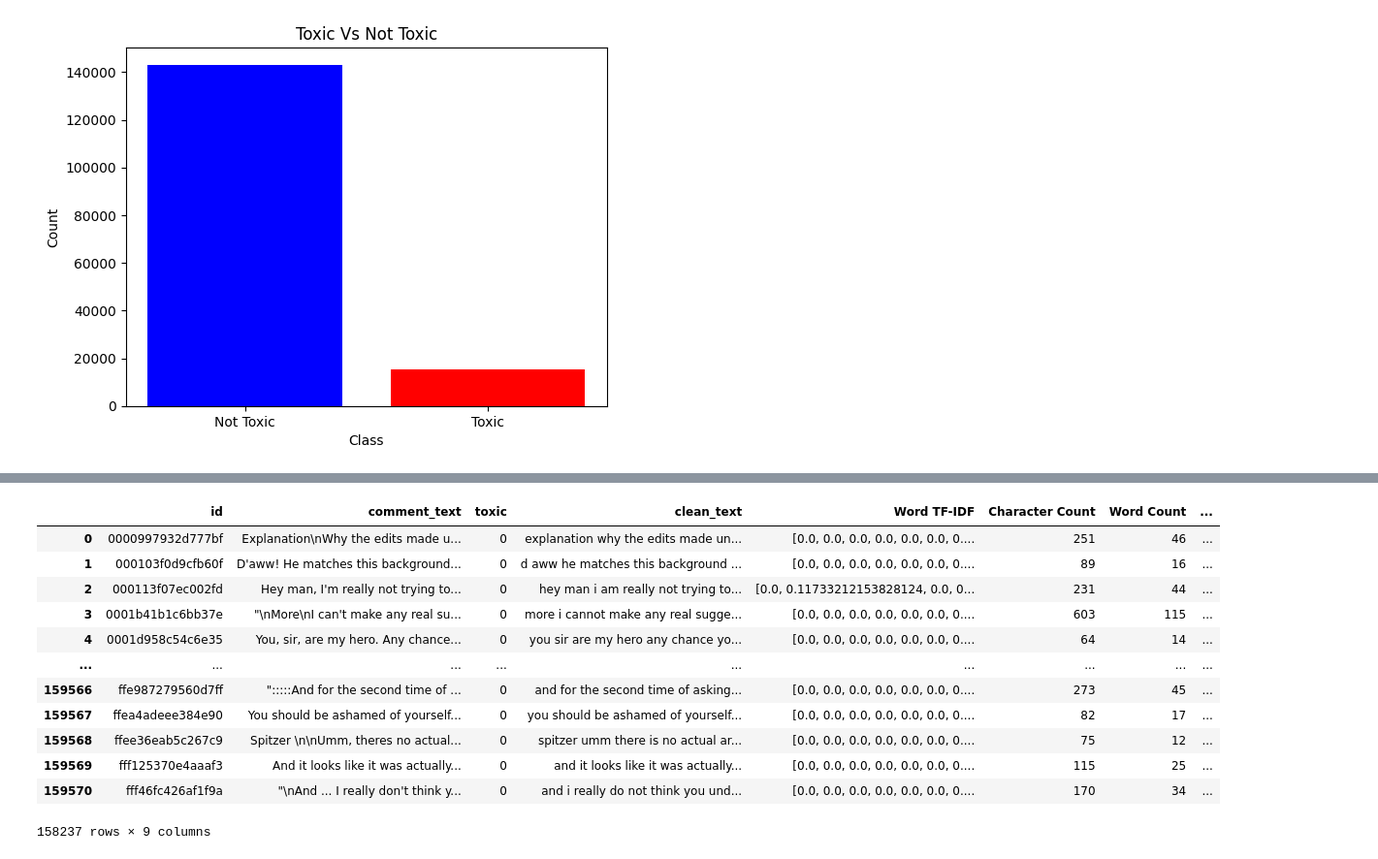
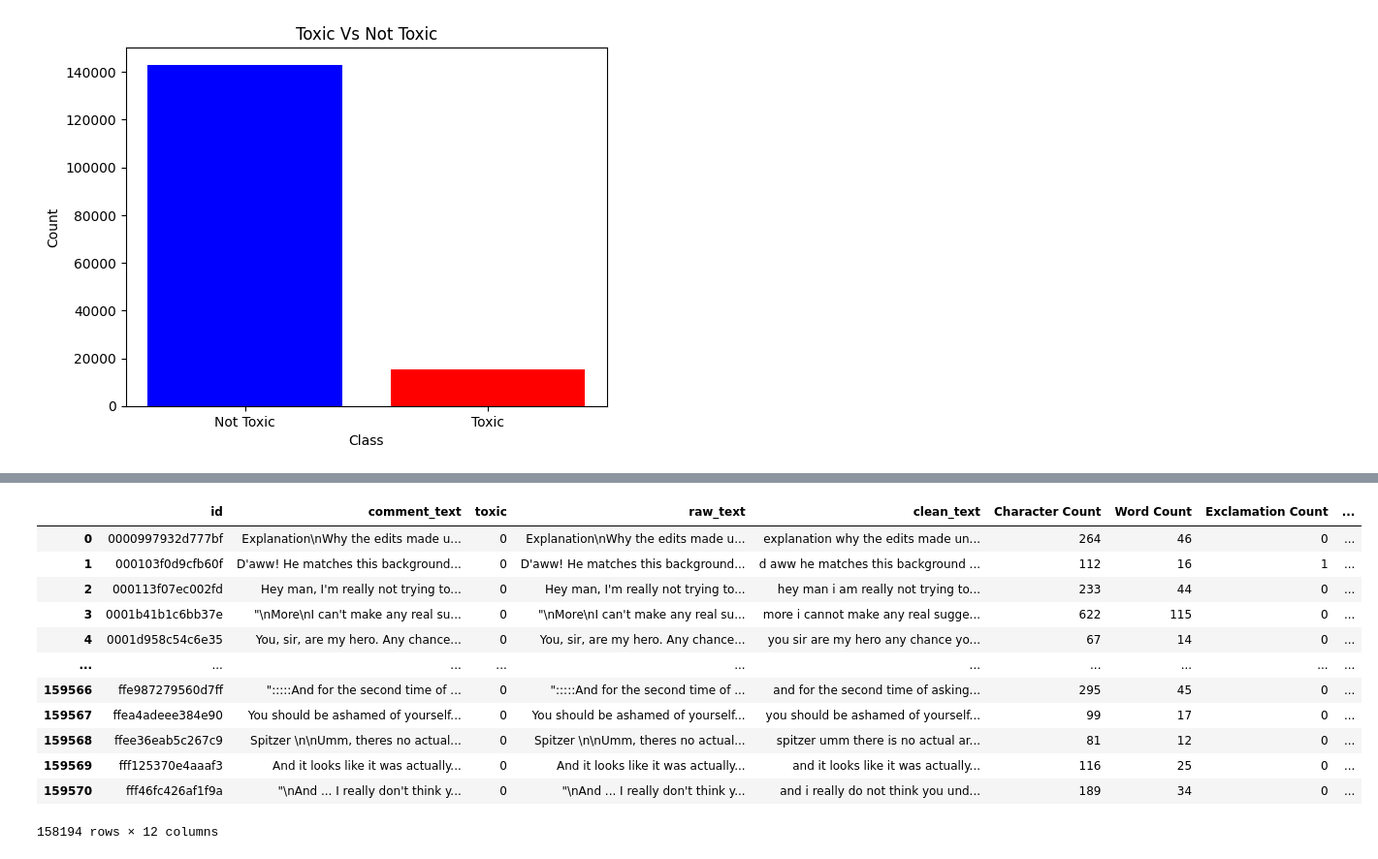
Before and after one commit to oangsa/toxic-comment-detection, a Jupyter notebook: src/features.ipynb, the cells around one changed output, grey strips where cells are left out. Shown at 97% size. Cells and saved outputs as stored; diff of their text form; code cells hidden in the pictures.

```diff
--- a/src/features.ipynb
+++ b/src/features.ipynb
@@ -40,20 +40,29 @@ memory usage: 3.7 MB
 import re
 import contractions
 
+
 def clean_text(text):
+
+    if not isinstance(text, str):
+        return ""                              #handle NaN safely
 
     text = text.lower()                        #lowercase
     text = contractions.fix(text)              #contraction expansion
+    text = re.sub(r'http\S+|www\S+', ' URL ', text)  #keep URL signal before removing symbols
     text = re.sub(r'[^a-z]', ' ', text)        #replace non-alphabet with space
     text = re.sub(r'\s+', ' ', text).strip()   #remove extra space
 
     return text
 
-#apply to new column
-df['clean_text'] = df['comment_text'].apply(clean_text)
+
+# keep raw text for punctuation, uppercase, and URL features
+# apply clean text to new column
+
+df['raw_text'] = df['comment_text'].fillna('').astype(str)
+df['clean_text'] = df['raw_text'].apply(clean_text)
 
 #remove empty rowes after cleaning
-df = df[df['clean_text'] != ""]
+df = df[df['clean_text'] != ""].copy()
 # %%
 #drop duplications
 
@@ -151,34 +231,39 @@ def repeated_characters_score(text):
 # %%
-#implement the rest of the features
+#implement Oangsa features
 
-# oangsa_features = ["Word TF-IDF", "Character Count", "Word Count", "Repeated Characters Score", "Average Word Length"]
-
-
-character_count = df['clean_text'].apply(len)
+character_count = df['raw_text'].apply(len)
 word_count = df['clean_text'].apply(lambda x: len(x.split()))
-repeated_characters = df['clean_text'].apply(repeated_characters_score)
-average_word_length = df['clean_text'].apply(lambda x: sum(len(word) for word in x.split()) / len(x.split()) if len(x.split()) > 0 else 0)
+exclamation_count = df['raw_text'].str.count('!')
+profanity_count = df['clean_text'].apply(lambda x: count_pattern(x, PROFANITY_PATTERN))
+second_person_count = df['clean_text'].apply(lambda x: count_pattern(x, SECOND_PERSON_PATTERN))
+repeated_characters = df['raw_text'].apply(repeated_characters_score)
+average_word_length = df['clean_text'].apply(
+    lambda x: sum(len(word) for word in x.split()) / len(x.split()) if len(x.split()) > 0 else 0
+)
 
 # put features in df
 
 df['Character Count'] = character_count
 df['Word Count'] = word_count
-df['Repeated Characters Score'] = repeated_characters
+df['Exclamation Count'] = exclamation_count
+df['Profanity Count'] = profanity_count
+df['Second-person Pronoun Count'] = second_person_count
+df['Repeated Character Pattern Count'] = repeated_characters
 df['Average Word Length'] = average_word_length
 
 df
 # %% [output]
-|  | id | comment_text | toxic | clean_text | Word TF-IDF | Character Count | Word Count | ... |
-| 0 | 0000997932d777bf | Explanation\nWhy the edits made u... | 0 | explanation why the edits made un... | [0.0, 0.0, 0.0, 0.0, 0.0, 0.0, 0.... | 251 | 46 | ... |
-| 1 | 000103f0d9cfb60f | D'aww! He matches this background... | 0 | d aww he matches this background ... | [0.0, 0.0, 0.0, 0.0, 0.0, 0.0, 0.... | 89 | 16 | ... |
-| 2 | 000113f07ec002fd | Hey man, I'm really not trying to... | 0 | hey man i am really not trying to... | [0.0, 0.11733212153828124, 0.0, 0... | 231 | 44 | ... |
-| 3 | 0001b41b1c6bb37e | "\nMore\nI can't make any real su... | 0 | more i cannot make any real sugge... | [0.0, 0.0, 0.0, 0.0, 0.0, 0.0, 0.... | 603 | 115 | ... |
-| 4 | 0001d958c54c6e35 | You, sir, are my hero. Any chance... | 0 | you sir are my hero any chance yo... | [0.0, 0.0, 0.0, 0.0, 0.0, 0.0, 0.... | 64 | 14 | ... |
-| ... | ... | ... | ... | ... | ... | ... | ... | ... |
-| 159566 | ffe987279560d7ff | ":::::And for the second time of ... | 0 | and for the second time of asking... | [0.0, 0.0, 0.0, 0.0, 0.0, 0.0, 0.... | 273 | 45 | ... |
-| 159567 | ffea4adeee384e90 | You should be ashamed of yourself... | 0 | you should be ashamed of yourself... | [0.0, 0.0, 0.0, 0.0, 0.0, 0.0, 0.... | 82 | 17 | ... |
-| 159568 | ffee36eab5c267c9 | Spitzer \n\nUmm, theres no actual... | 0 | spitzer umm there is no actual ar... | [0.0, 0.0, 0.0, 0.0, 0.0, 0.0, 0.... | 75 | 12 | ... |
-| 159569 | fff125370e4aaaf3 | And it looks like it was actually... | 0 | and it looks like it was actually... | [0.0, 0.0, 0.0, 0.0, 0.0, 0.0, 0.... | 115 | 25 | ... |
-| 159570 | fff46fc426af1f9a | "\nAnd ... I really don't think y... | 0 | and i really do not think you und... | [0.0, 0.0, 0.0, 0.0, 0.0, 0.0, 0.... | 170 | 34 | ... |
+|  | id | comment_text | toxic | raw_text | clean_text | Character Count | Word Count | Exclamation Count | ... |
+| 0 | 0000997932d777bf | Explanation\nWhy the edits made u... | 0 | Explanation\nWhy the edits made u... | explanation why the edits made un... | 264 | 46 | 0 | ... |
+| 1 | 000103f0d9cfb60f | D'aww! He matches this background... | 0 | D'aww! He matches this background... | d aww he matches this background ... | 112 | 16 | 1 | ... |
+| 2 | 000113f07ec002fd | Hey man, I'm really not trying to... | 0 | Hey man, I'm really not trying to... | hey man i am really not trying to... | 233 | 44 | 0 | ... |
+| 3 | 0001b41b1c6bb37e | "\nMore\nI can't make any real su... | 0 | "\nMore\nI can't make any real su... | more i cannot make any real sugge... | 622 | 115 | 0 | ... |
+| 4 | 0001d958c54c6e35 | You, sir, are my hero. Any chance... | 0 | You, sir, are my hero. Any chance... | you sir are my hero any chance yo... | 67 | 14 | 0 | ... |
+| ... | ... | ... | ... | ... | ... | ... | ... | ... | ... |
+| 159566 | ffe987279560d7ff | ":::::And for the second time of ... | 0 | ":::::And for the second time of ... | and for the second time of asking... | 295 | 45 | 0 | ... |
+| 159567 | ffea4adeee384e90 | You should be ashamed of yourself... | 0 | You should be ashamed of yourself... | you should be ashamed of yourself... | 99 | 17 | 0 | ... |
+| 159568 | ffee36eab5c267c9 | Spitzer \n\nUmm, theres no actual... | 0 | Spitzer \n\nUmm, theres no actual... | spitzer umm there is no actual ar... | 81 | 12 | 0 | ... |
+| 159569 | fff125370e4aaaf3 | And it looks like it was actually... | 0 | And it looks like it was actually... | and it looks like it was actually... | 116 | 25 | 0 | ... |
+| 159570 | fff46fc426af1f9a | "\nAnd ... I really don't think y... | 0 | "\nAnd ... I really don't think y... | and i really do not think you und... | 189 | 34 | 0 | ... |
-158237 rows × 9 columns
+158194 rows × 12 columns
 # %%
```
Also changed, not shown: parts of 7 cells of this notebook.
